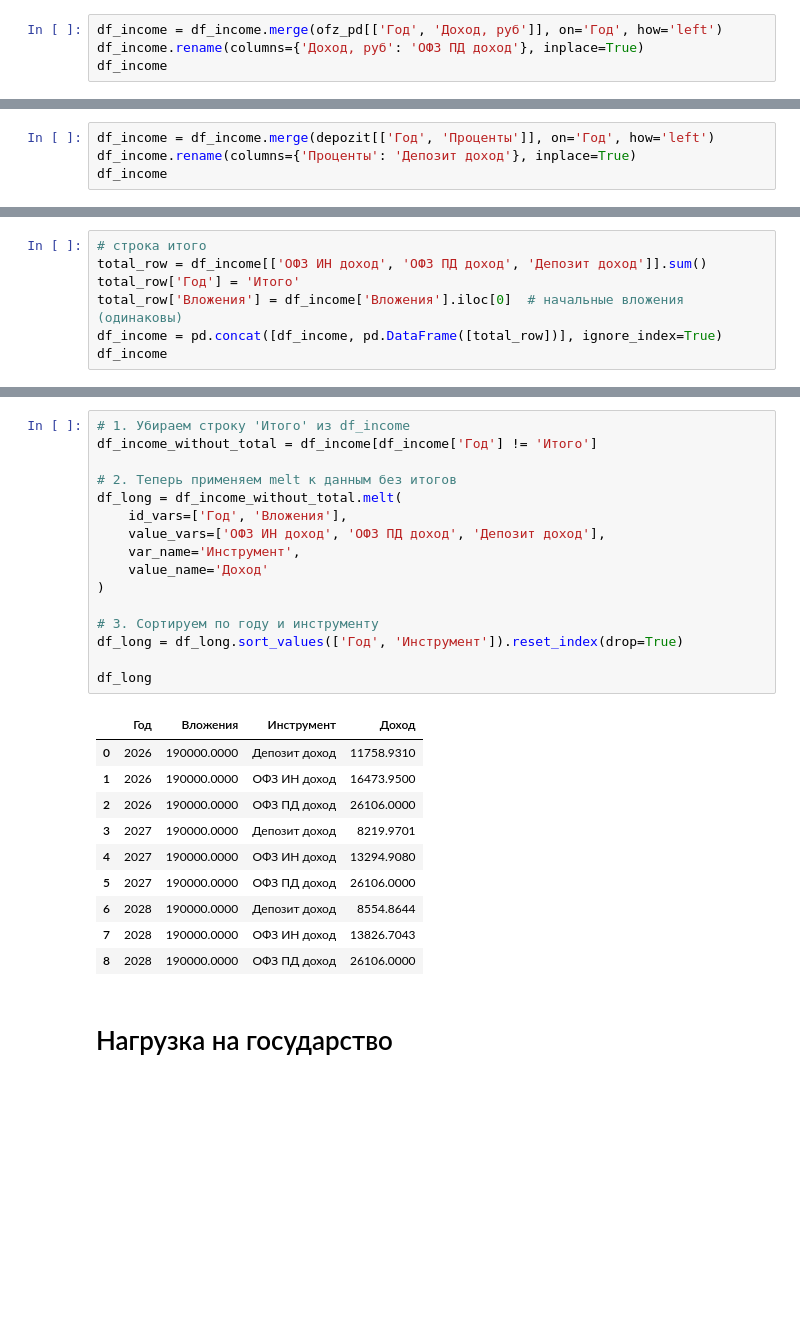
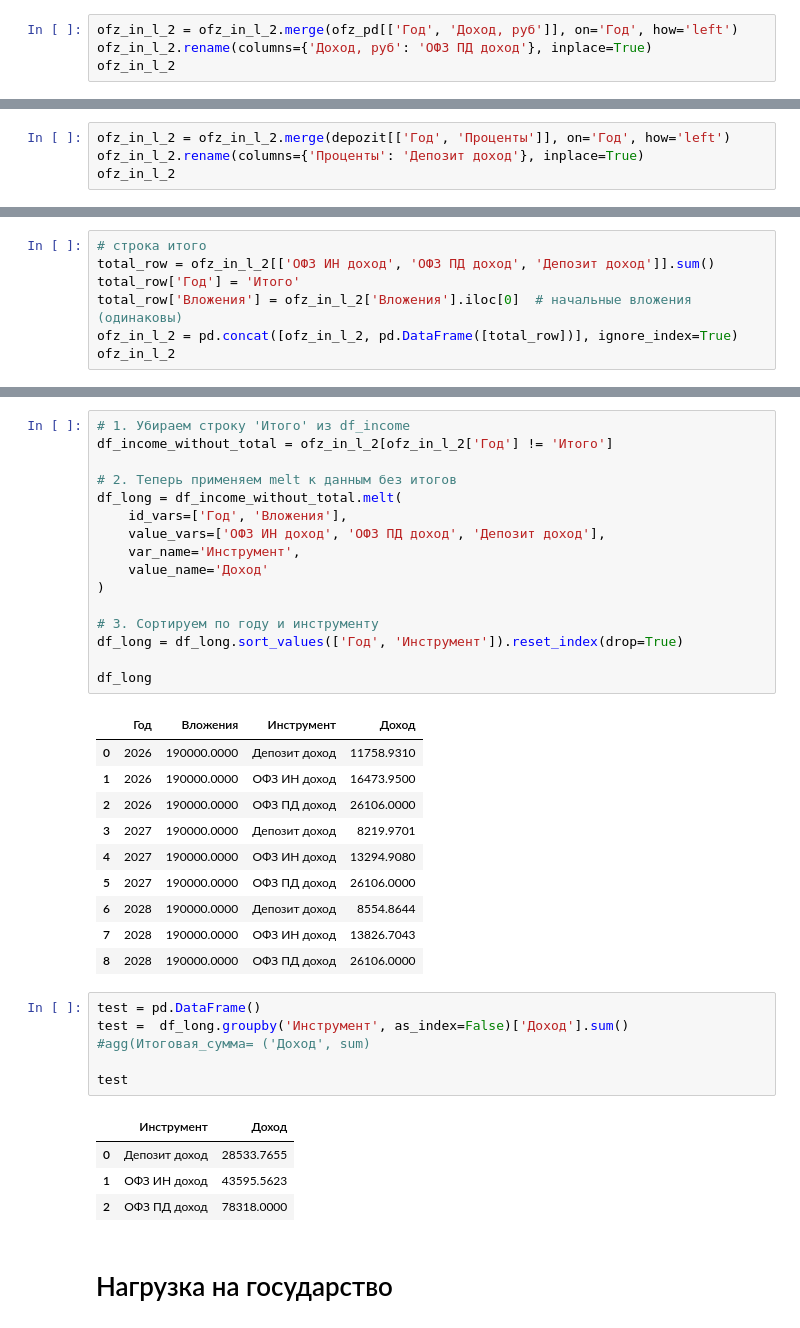
Before and after one commit to DOC8048/ofz-in-l, a Jupyter notebook: ОФЗ ИН (л).ipynb, the cells around one changed output, grey strips where cells are left out. Cells and saved outputs as stored; diff of their text form; blank space fills up the shorter version.

```diff
--- a/ОФЗ ИН (л).ipynb
+++ b/ОФЗ ИН (л).ipynb
@@ -416,18 +387,18 @@ df_income
 | 1 | 2027 | 190000.0000 | 13294.9080 |
 | 2 | 2028 | 190000.0000 | 13826.7043 |
 # %%
-df_income = df_income.merge(ofz_pd[['Год', 'Доход, руб']], on='Год', how='left')
-df_income.rename(columns={'Доход, руб': 'ОФЗ ПД доход'}, inplace=True)
-df_income
+ofz_in_l_2 = ofz_in_l_2.merge(ofz_pd[['Год', 'Доход, руб']], on='Год', how='left')
+ofz_in_l_2.rename(columns={'Доход, руб': 'ОФЗ ПД доход'}, inplace=True)
+ofz_in_l_2
 # %% [output]
 |  | Год | Вложения | ОФЗ ИН доход | ОФЗ ПД доход |
 | 0 | 2026 | 190000.0000 | 16473.9500 | 26106.0000 |
 | 1 | 2027 | 190000.0000 | 13294.9080 | 26106.0000 |
 | 2 | 2028 | 190000.0000 | 13826.7043 | 26106.0000 |
 # %%
-df_income = df_income.merge(depozit[['Год', 'Проценты']], on='Год', how='left')
-df_income.rename(columns={'Проценты': 'Депозит доход'}, inplace=True)
-df_income
+ofz_in_l_2 = ofz_in_l_2.merge(depozit[['Год', 'Проценты']], on='Год', how='left')
+ofz_in_l_2.rename(columns={'Проценты': 'Депозит доход'}, inplace=True)
+ofz_in_l_2
 # %% [output]
 |  | Год | Вложения | ОФЗ ИН доход | ОФЗ ПД доход | Депозит доход |
 | 0 | 2026 | 190000.0000 | 16473.9500 | 26106.0000 | 11758.9310 |
@@ -435,11 +406,11 @@ df_income
 | 2 | 2028 | 190000.0000 | 13826.7043 | 26106.0000 | 8554.8644 |
 # %%
 # строка итого
-total_row = df_income[['ОФЗ ИН доход', 'ОФЗ ПД доход', 'Депозит доход']].sum()
+total_row = ofz_in_l_2[['ОФЗ ИН доход', 'ОФЗ ПД доход', 'Депозит доход']].sum()
 total_row['Год'] = 'Итого'
-total_row['Вложения'] = df_income['Вложения'].iloc[0]  # начальные вложения (одинаковы)
-df_income = pd.concat([df_income, pd.DataFrame([total_row])], ignore_index=True)
-df_income
+total_row['Вложения'] = ofz_in_l_2['Вложения'].iloc[0]  # начальные вложения (одинаковы)
+ofz_in_l_2 = pd.concat([ofz_in_l_2, pd.DataFrame([total_row])], ignore_index=True)
+ofz_in_l_2
 # %% [output]
 |  | Год | Вложения | ОФЗ ИН доход | ОФЗ ПД доход | Депозит доход |
 | 0 | 2026 | 190000.0000 | 16473.9500 | 26106.0000 | 11758.9310 |
@@ -452,7 +421,7 @@ inf_factor_odin = (1 + inf_res['Инфляция'])
 # Делаем длинную
 # %%
 # 1. Убираем строку 'Итого' из df_income
-df_income_without_total = df_income[df_income['Год'] != 'Итого']
+df_income_without_total = ofz_in_l_2[ofz_in_l_2['Год'] != 'Итого']
 
 # 2. Теперь применяем melt к данным без итогов
 df_long = df_income_without_total.melt(
@@ -477,6 +446,17 @@ df_long
 | 6 | 2028 | 190000.0000 | Депозит доход | 8554.8644 |
 | 7 | 2028 | 190000.0000 | ОФЗ ИН доход | 13826.7043 |
 | 8 | 2028 | 190000.0000 | ОФЗ ПД доход | 26106.0000 |
+# %%
+test = pd.DataFrame()
+test =  df_long.groupby('Инструмент', as_index=False)['Доход'].sum()
+#agg(Итоговая_сумма= ('Доход', sum)
+
+test
+# %% [output]
+|  | Инструмент | Доход |
+| 0 | Депозит доход | 28533.7655 |
+| 1 | ОФЗ ИН доход | 43595.5623 |
+| 2 | ОФЗ ПД доход | 78318.0000 |
 # %% [markdown]
 # Нагрузка на государство
 # %%
```
Also changed, not shown: parts of 16 cells of this notebook.
